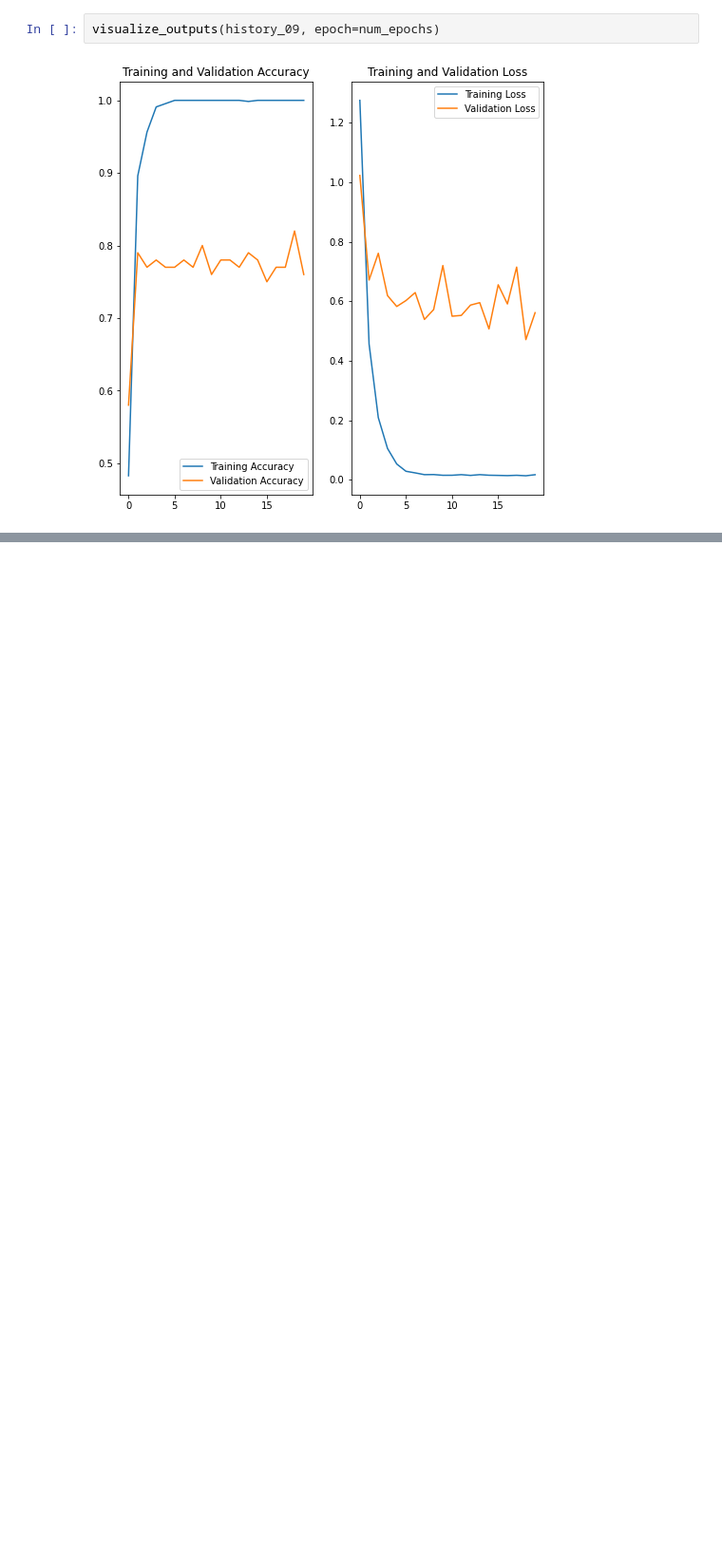
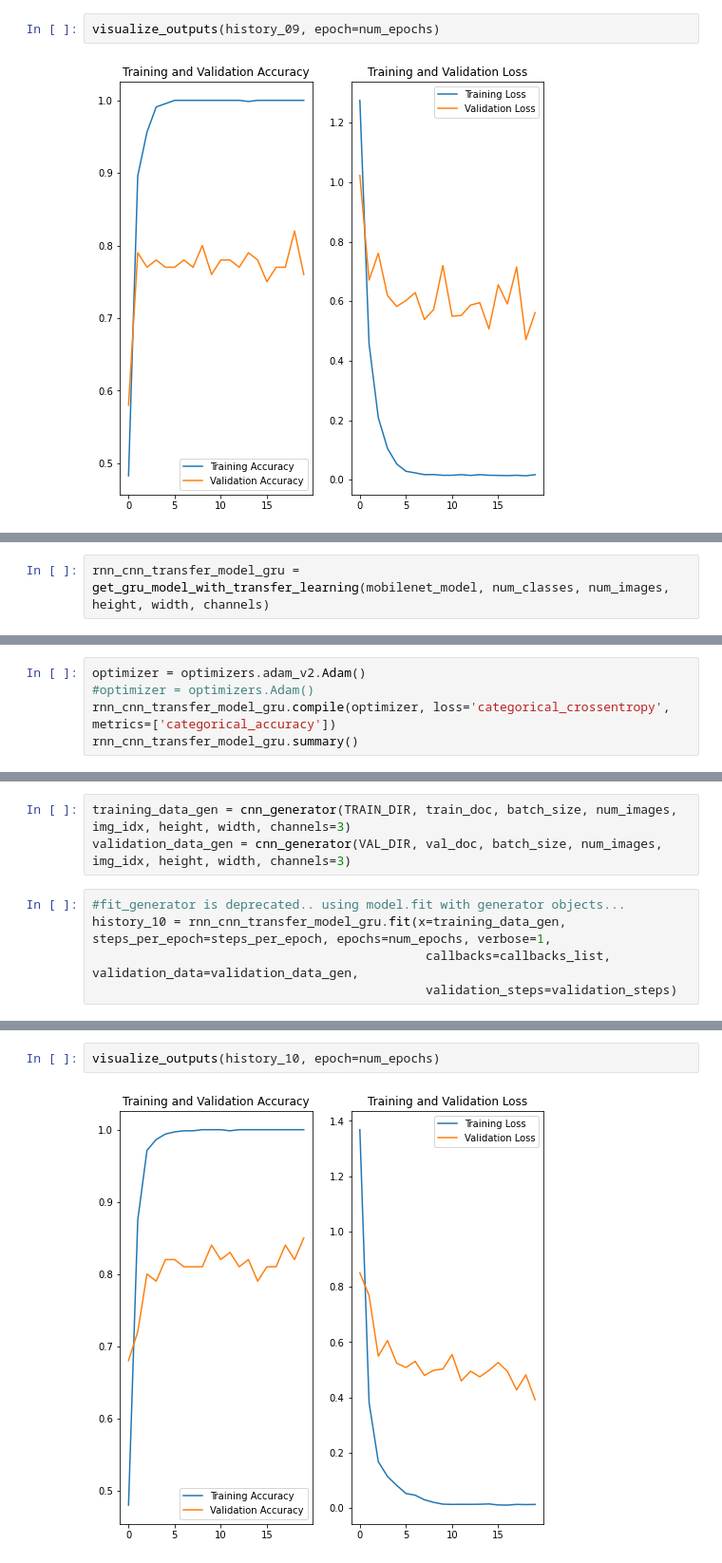
Before and after one commit to Vasista-Eranki/GestureRecognitionProject, a Jupyter notebook: My_Gesture_recognition.ipynb, the cells around one changed output, grey strips where cells are left out. Shown at 95% size. Drawn from its saved outputs; the diff is of its cells as text; blank space fills up the shorter version.

Commit message:
CNN-RNN-With Transfer Learning-GRU

```diff
--- a/My_Gesture_recognition.ipynb
+++ b/My_Gesture_recognition.ipynb
@@ -1295,0 +1314,2 @@ visualize_outputs(history_09, epoch=num_epochs)
+# %%
+rnn_cnn_transfer_model_gru = get_gru_model_with_transfer_learning(mobilenet_model, num_classes, num_images, height, width, channels)
@@ -1295,0 +1318,5 @@ visualize_outputs(history_09, epoch=num_epochs)
+# %%
+optimizer = optimizers.adam_v2.Adam()
+#optimizer = optimizers.Adam()
+rnn_cnn_transfer_model_gru.compile(optimizer, loss='categorical_crossentropy', metrics=['categorical_accuracy'])
+rnn_cnn_transfer_model_gru.summary()
@@ -1295,0 +1341,8 @@ visualize_outputs(history_09, epoch=num_epochs)
+# %%
+training_data_gen = cnn_generator(TRAIN_DIR, train_doc, batch_size, num_images, img_idx, height, width, channels=3)
+validation_data_gen = cnn_generator(VAL_DIR, val_doc, batch_size, num_images, img_idx, height, width, channels=3)
+# %%
+#fit_generator is deprecated.. using model.fit with generator objects...
+history_10 = rnn_cnn_transfer_model_gru.fit(x=training_data_gen, steps_per_epoch=steps_per_epoch, epochs=num_epochs, verbose=1,
+                                             callbacks=callbacks_list, validation_data=validation_data_gen,
+                                             validation_steps=validation_steps)
@@ -1295,0 +1367,4 @@ visualize_outputs(history_09, epoch=num_epochs)
+# %%
+visualize_outputs(history_10, epoch=num_epochs)
+# %% [output]
+[figure, added]
```
Also changed, not shown: parts of 4 cells of this notebook.
